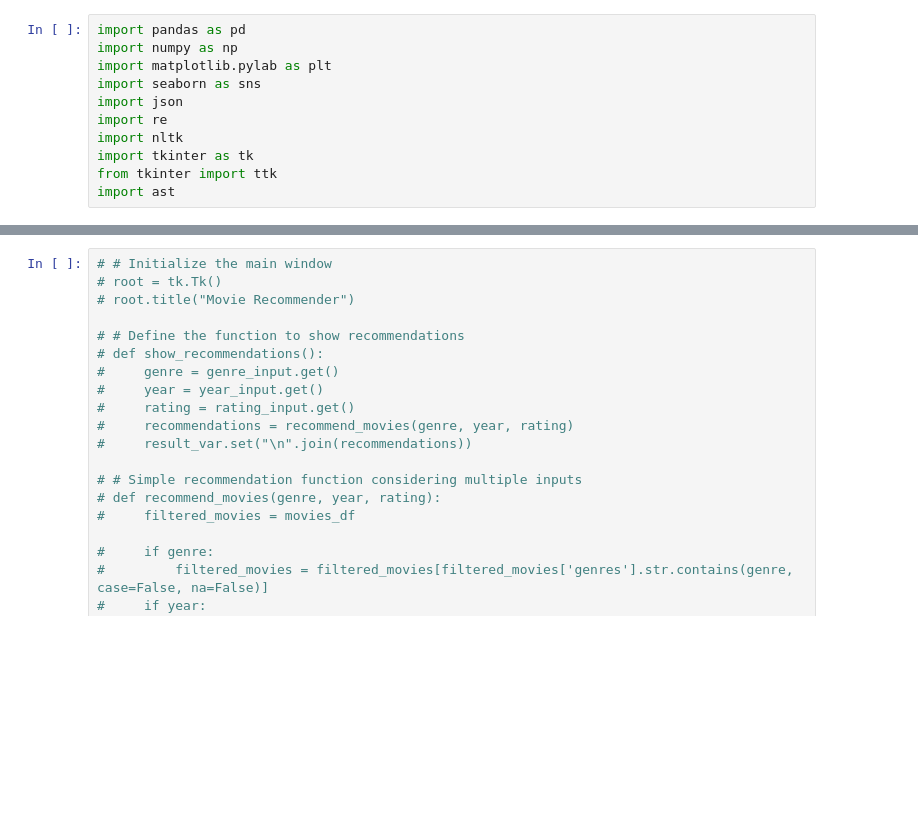
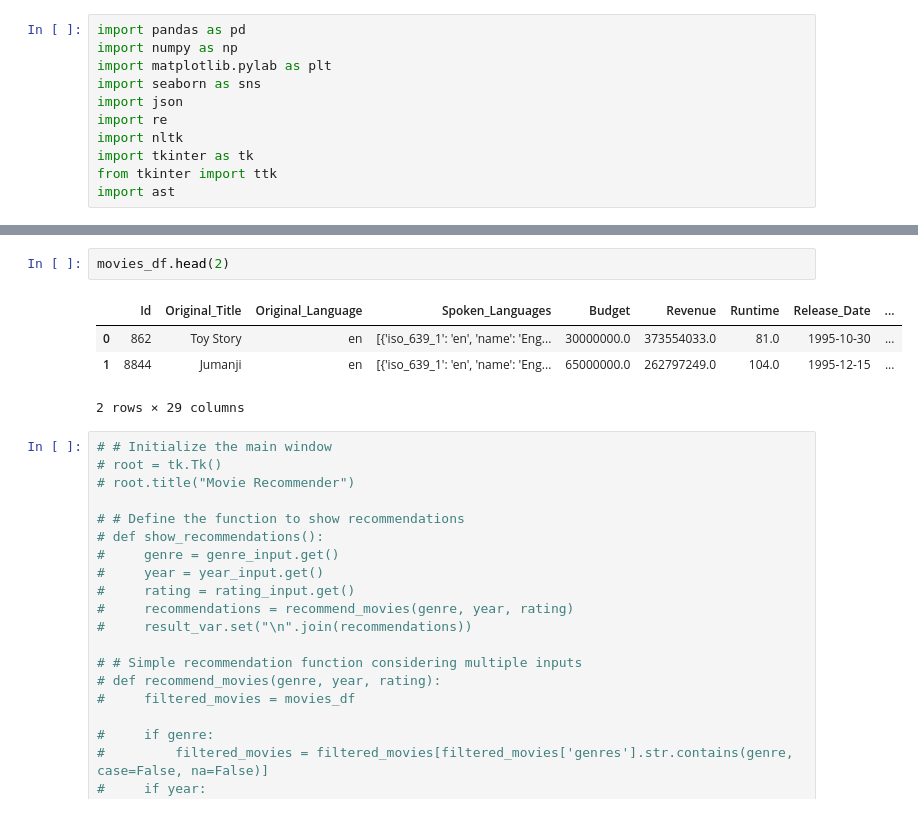
Before and after one commit to slimrivermoi/Techlabs-DS5, a Jupyter notebook: edit_data/Chan/Tkinter Model.ipynb, the cells around one changed output, grey strips where cells are left out. Cells and saved outputs as stored; diff of their text form; blank space fills up the shorter version.

```diff
--- a/edit_data/Chan/Tkinter Model.ipynb
+++ b/edit_data/Chan/Tkinter Model.ipynb
@@ -23,4 +25,11 @@ Index(['adult', 'belongs_to_collection', 'budget', 'genres', 'homepage', 'id',
       dtype='object')
+# %%
+movies_df.head(2)
+# %% [output]
+|  | Id | Original_Title | Original_Language | Spoken_Languages | Budget | Revenue | Runtime | Release_Date | ... |
+| 0 | 862 | Toy Story | en | [{'iso_639_1': 'en', 'name': 'Eng... | 30000000.0 | 373554033.0 | 81.0 | 1995-10-30 | ... |
+| 1 | 8844 | Jumanji | en | [{'iso_639_1': 'en', 'name': 'Eng... | 65000000.0 | 262797249.0 | 104.0 | 1995-12-15 | ... |
+2 rows × 29 columns
 # %%
 # # Initialize the main window
 # root = tk.Tk()
```
Also changed, not shown: parts of 4 cells of this notebook, 1 other file.
